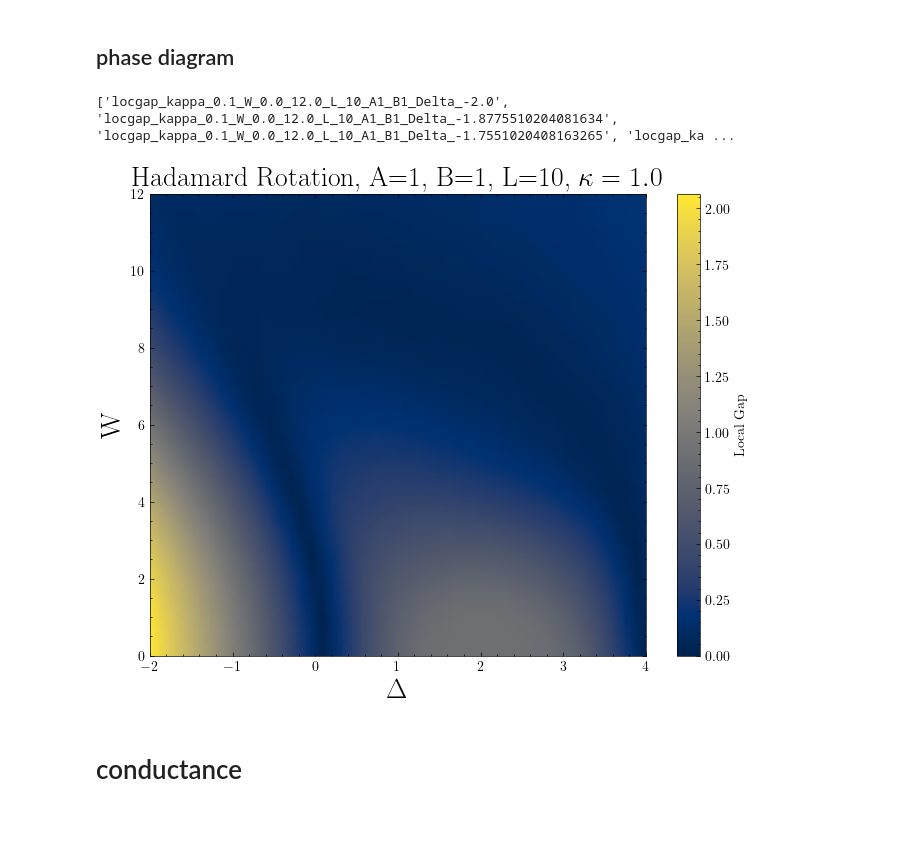
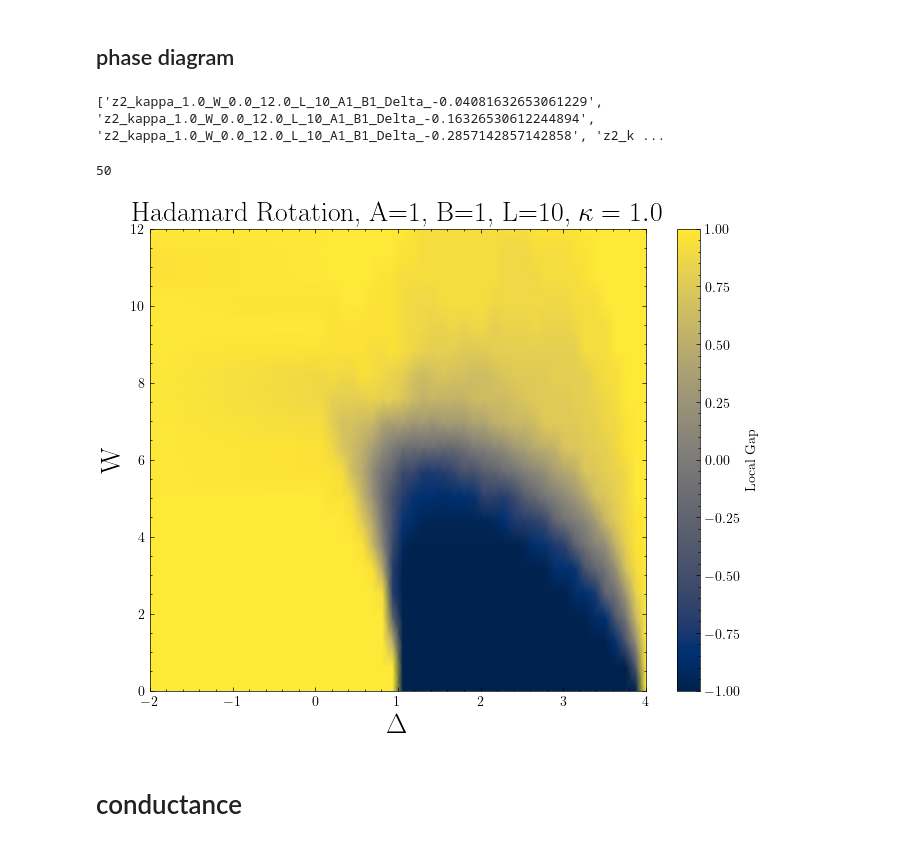
Before and after one commit to lauragoms/TAI-localizer, a Jupyter notebook: codes/clean.ipynb, the cells around one changed output. Saved outputs shown, nothing was run; the diff lists cells and outputs as text; code cells hidden in the pictures.

```diff
--- a/codes/clean.ipynb
+++ b/codes/clean.ipynb
@@ -167,12 +167,12 @@ pl.map_kappaE_locgap(kappa_range,E_range,np.abs(locgap_matrix),title=r'A=1, B=1,
 ## phase diagram
 # %%
 
-folder =  Path.cwd() / "data"/"hadamard"/"locgap-phase"  /"locgap"
+folder =  Path.cwd() / "data"/"phase_diagram_Z2"/"kappa_1.0"  /"z2"
 
 
 g = []
 def extract_E_value(filename):
-    match = re.search(r'_Delta_([-+]?[0-9]*\.?[0-9]+)', filename)
+    match = re.search(r'_W_([-+]?[0-9]*\.?[0-9]+)', filename)
     if match:
         return float(match.group(1))
     return float('inf')  # Por si no encuentra el valor
@@ -182,16 +182,20 @@ print(sorted(os.listdir(folder), key=extract_E_value))
 for file in sorted(os.listdir(folder), key=extract_E_value):
     g.append(pi.load(open(os.path.join(folder, file), 'rb')))
 # %% [output]
-['locgap_kappa_0.1_W_0.0_12.0_L_10_A1_B1_Delta_-2.0', 'locgap_kappa_0.1_W_0.0_12.0_L_10_A1_B1_Delta_-1.8775510204081634', 'locgap_kappa_0.1_W_0.0_12.0_L_10_A1_B1_Delta_-1.7551020408163265', 'locgap_ka ...
+['z2_kappa_1.0_W_0.0_12.0_L_10_A1_B1_Delta_-0.04081632653061229', 'z2_kappa_1.0_W_0.0_12.0_L_10_A1_B1_Delta_-0.16326530612244894', 'z2_kappa_1.0_W_0.0_12.0_L_10_A1_B1_Delta_-0.2857142857142858', 'z2_k ...
 # %%
 
 D_completed = [list(elem.keys())[0] for elem in g]
 g_completed = [np.array(list(elem.values()))[0] for elem in g]
+# %%
+len(D_completed)
+# %% [output]
+50
 # %%
 reload(pl)
-pl.map_Delta_W_localgap(D_completed,np.linspace(0,12,50),np.array(g_completed)[:,:,0].T,title=r'Hadamard Rotation, A=1, B=1, L=10, $\kappa=1.0$')
+pl.map_Delta_W_localgap(D_completed,np.linspace(0,12,20),np.array(g_completed).T,title=r'Hadamard Rotation, A=1, B=1, L=10, $\kappa=1.0$')
 # %% [output]
-[figure, old version]
+[figure, new version]
 # %% [markdown]
 # conductance
 # %%
```
Also changed, not shown: 19 other files.
